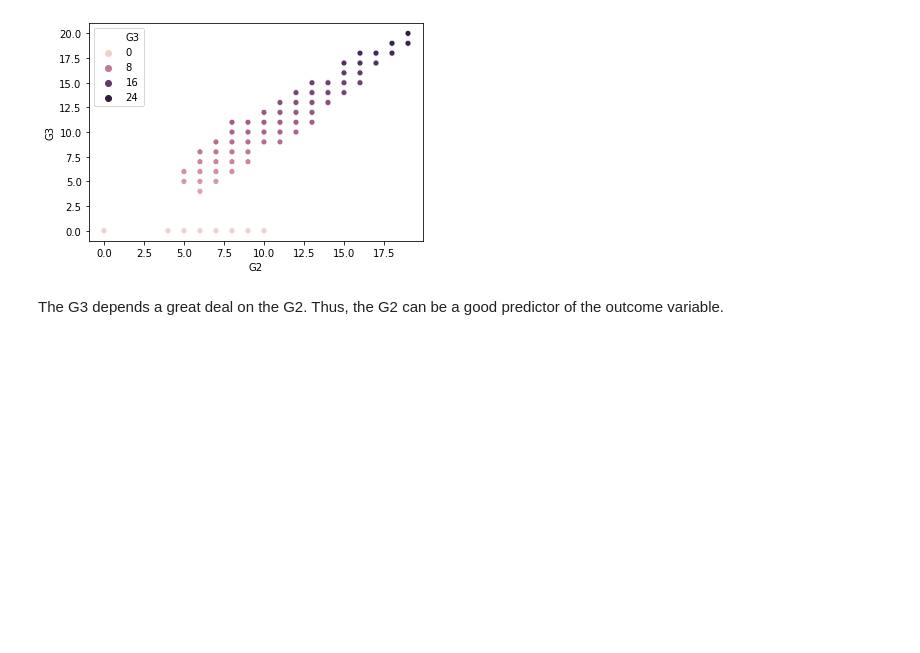
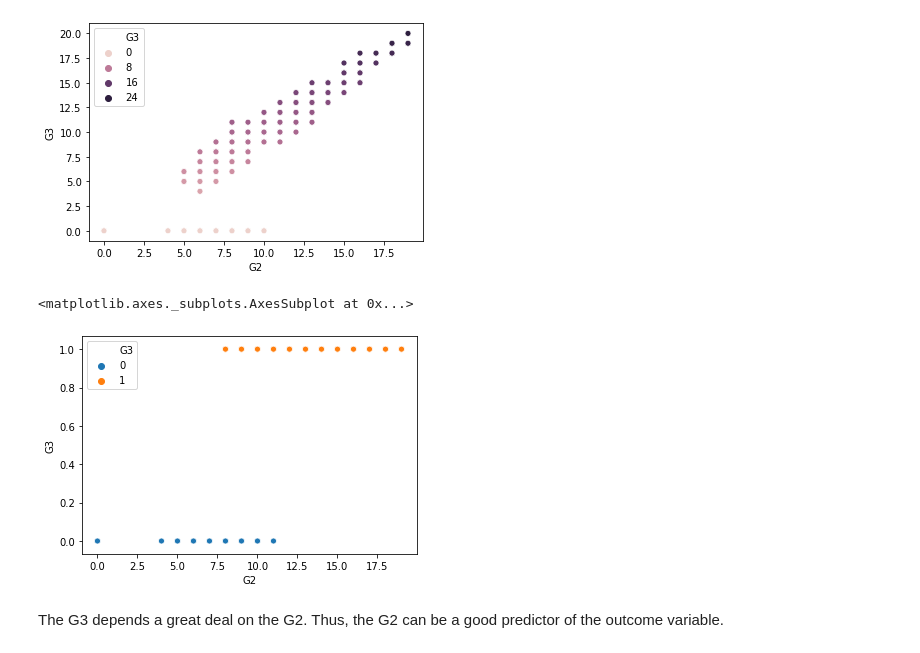
Before and after one commit to GreatLearningAIML1/bangalore-aug19-batch-arunangshupodder, a Jupyter notebook: residency3/External/R3_External_Lab_Logistic_and_Naive_bayes_questions.ipynb, the cells around one changed output. Drawn from its saved outputs; the diff is of its cells as text; code cells hidden in the pictures; blank space fills up the shorter version.

```diff
--- a/residency3/External/R3_External_Lab_Logistic_and_Naive_bayes_questions.ipynb
+++ b/residency3/External/R3_External_Lab_Logistic_and_Naive_bayes_questions.ipynb
@@ -327,6 +322,11 @@ sns.scatterplot(x="G2", y="G3", data=grade_df, hue="G3")
 # %% [output]
 <matplotlib.axes._subplots.AxesSubplot at 0x...>
 [figure]
+# %%
+sns.scatterplot(x=grade_df["G2"],y=df["G3"],hue=df["G3"])
+# %% [output]
+<matplotlib.axes._subplots.AxesSubplot at 0x...>
+[figure, added]
 # %% [markdown]
 
 The G3 depends a great deal on the G2. Thus, the G2 can be a good predictor of the outcome variable.
```
Also changed, not shown: parts of 1 cell of this notebook.
